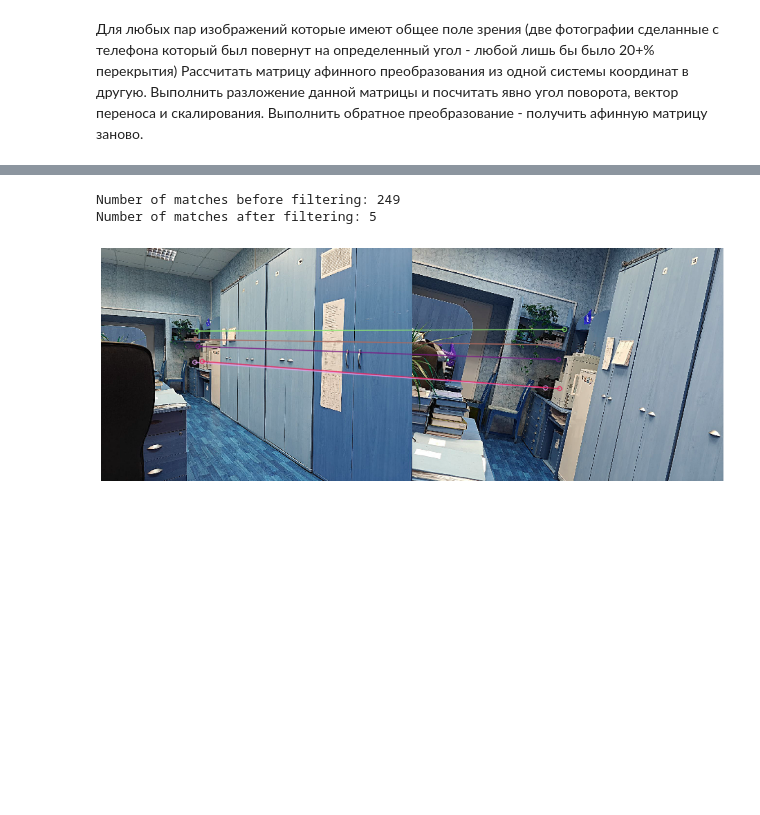
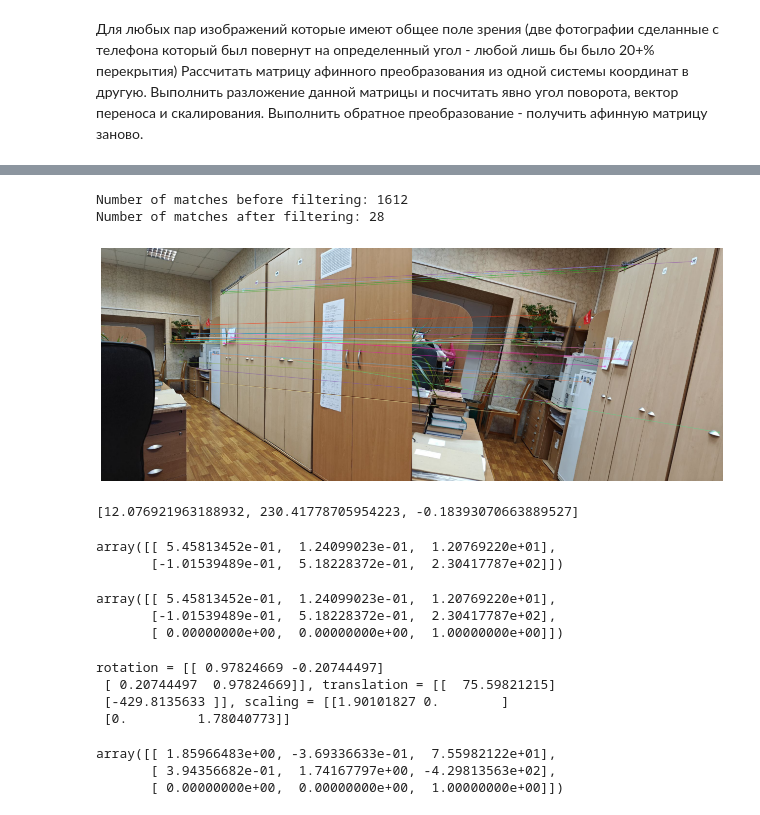
Before and after one commit to xxxSOERxxx/ML01_P_Online, a Jupyter notebook: Eugene_Piuta/DZ_09/task1.ipynb, the cells around one changed output, grey strips where cells are left out. Saved outputs shown, nothing was run; the diff lists cells and outputs as text; code cells hidden in the pictures; blank space fills up the shorter version.

```diff
--- a/Eugene_Piuta/DZ_09/task1.ipynb
+++ b/Eugene_Piuta/DZ_09/task1.ipynb
@@ -81,0 +77,7 @@ img1 = cv2.imread("photo_2.jpg")
+# %%
+# Загружаем наши изображения
+input_img0 = cv2.imread("photo_1.jpg")
+img0 = cv2.cvtColor(input_img0,cv2.COLOR_BGR2RGB)
+input_img1 = cv2.imread("photo_2.jpg")
+img1 = cv2.cvtColor(input_img1,cv2.COLOR_BGR2RGB)
+plt.imshow(img0)
@@ -137,12 +148,12 @@ def visualize_matches(image1, kp1, image2, kp2, match):
 # %%
 kp0, des0 = extract_features(img0, 'sift')
 kp1, des1 = extract_features(img1, 'sift')
 matches = match_features(des0, des1, matching='BF', detector='sift', sort=True)
 print('Number of matches before filtering:', len(matches))
-matches = filter_matches_distance(matches, 0.345)
+matches = filter_matches_distance(matches, 0.28)
 print('Number of matches after filtering:', len(matches))
 visualize_matches(img0, kp0, img1, kp1, matches)
 # %% [output]
-Number of matches before filtering: 249
-Number of matches after filtering: 5
+Number of matches before filtering: 1612
+Number of matches after filtering: 28
-[figure, old version]
+[figure, new version]
@@ -148,0 +185,18 @@ Number of matches after filtering: 5
+# %%
+m , M = estimate_partial_transform(src_pts,dst_pts, cv2.LMEDS)
+m
+# %% [output]
+[12.076921963188932, 230.41778705954223, -0.18393070663889527]
+# %%
+M
+# %% [output]
+array([[ 5.45813452e-01,  1.24099023e-01,  1.20769220e+01],
+       [-1.01539489e-01,  5.18228372e-01,  2.30417787e+02]])
+# %%
+# Матрица афинного преобразования
+afine_transform_matrix =  np.append(M,np.array([0,0,1])).reshape(3,3)
+afine_transform_matrix
+# %% [output]
+array([[ 5.45813452e-01,  1.24099023e-01,  1.20769220e+01],
+       [-1.01539489e-01,  5.18228372e-01,  2.30417787e+02],
+       [ 0.00000000e+00,  0.00000000e+00,  1.00000000e+00]])
@@ -148,0 +225,8 @@ Number of matches after filtering: 5
+# %%
+rotation, translation, scaling = decompose_affine_matrix(np.linalg.inv(afine_transform_matrix))
+print(f"rotation = {rotation}, translation = {translation}, scaling = {scaling}")
+# %% [output]
+rotation = [[ 0.97824669 -0.20744497]
+ [ 0.20744497  0.97824669]], translation = [[  75.59821215]
+ [-429.8135633 ]], scaling = [[1.90101827 0.        ]
+ [0.         1.78040773]]
@@ -148,0 +255,6 @@ Number of matches after filtering: 5
+# %%
+recompose_affine_matrix(rotation, translation, scaling )
+# %% [output]
+array([[ 1.85966483e+00, -3.69336633e-01,  7.55982122e+01],
+       [ 3.94356682e-01,  1.74167797e+00, -4.29813563e+02],
+       [ 0.00000000e+00,  0.00000000e+00,  1.00000000e+00]])
```
Also changed, not shown: parts of 14 cells of this notebook, 2 other files.
